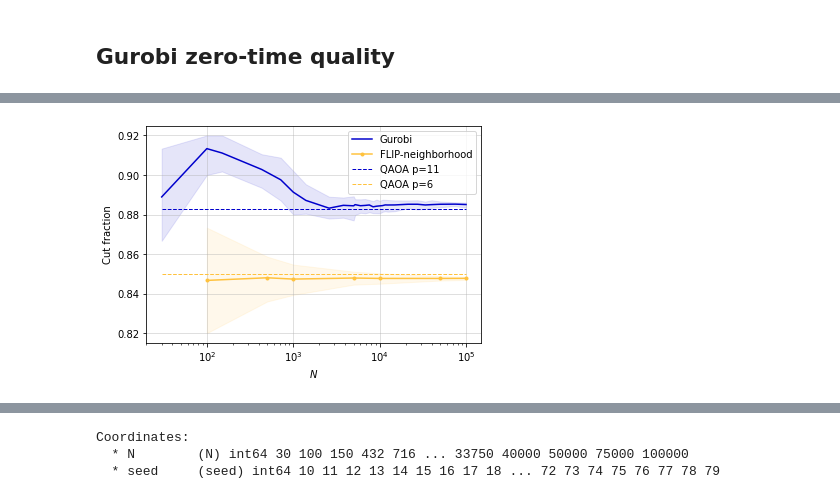
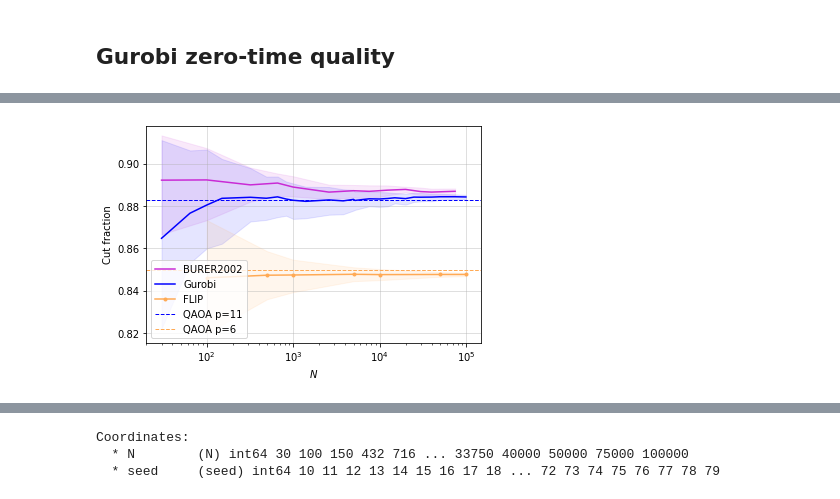
Before and after one commit to danlkv/quantum-classical-time-maxcut, a Jupyter notebook: plots/Quantum match gurobi time [figure5, 6].ipynb, the cells around one changed output, grey strips where cells are left out. Saved outputs shown, nothing was run; the diff lists cells and outputs as text; code cells hidden in the pictures.

Commit message:
update plotting notebooks and rename with figures info

```diff
--- a/plots/Quantum match gurobi time vs p-Copy1.ipynb
+++ b/plots/Quantum match gurobi time [figure5, 6].ipynb
@@ -15,14 +16,25 @@ import pandas as pd
 def to_mh(item) -> miplog_helper.MiplogData:
     starts, *diffs = item
     return miplog_helper.MiplogData.from_start_and_diffs(starts, diffs)
+
+def load_json_zlib(file):
+    with open(file, 'rb') as f:
+        data = f.read()
+    jss = zlib.decompress(data)
+    dic = json.loads(jss)
+    return xar.DataArray.from_dict(dic)
 # %% [markdown]
 #a# Gurobi performance for different approximation ratio
 ### Read data
 # %%
-data_match = pickle.load(open('../data/gurobi_match.pkl', 'rb'))
+data_match = load_json_zlib('../data/gurobi_match_d3_gpsymLin2.json.zlib')
 data_opt = xar.open_dataarray('../data/gurobi_opt_threads1.nc')
 quantum_data = xar.open_dataarray('../data/quantum_nsamples1000_d3.nc')
 mip_data = pd.read_csv('../data/message_passing_data.csv')
+gurobi_single_run = pickle.load(open('../data/gurobi_single_N256_seeds100.pkl', 'rb'))
+flip_repetetive = np.load('../data/FLIP_repetetive.npy')
+mqlib_results = load_json_zlib('../data/mqlib_results_v_N.json.zlib')
+#mqlib_results = pickle.load(open('../data/mqlib_data.pkl', 'rb'))
 # %%
 data_match.coords
 # %% [output]
@@ -82,7 +94,7 @@ Coordinates:
   * N        (N) int64 100 500 1000 5000 10000 50000 100000
   * seed     (seed) int64 0 1 2 3 4 5 6 7 8 ... 992 993 994 995 996 997 998 999
 # %%
-def get_colors(n, cm=plt.cm.gnuplot2, offset=0.2):
+def get_colors(n, cm=plt.cm.gnuplot2, offset=0.25):
     return [cm(offset + x*(1-2*offset)) for x in np.linspace(0, 1, n)]
 # %%
 def approx_ratio(p):
@@ -179,39 +259,48 @@ Coordinates:
+# %%
+def first_mqlib(x):
+    return x['costs'][1]
+mqlib_t0costs = xar.apply_ufunc(first_mqlib, mqlib_results.sel(kind='history'), vectorize=True)
 # %%
-#plt.title('Cut fraction at $T_0$ for Gurobi')
-
 plt.ylabel('Cut fraction')
 plt.xlabel('$N$')
-colors = get_colors(2)
+colors = get_colors(3)
+
+X = mqlib_t0costs.N[:]
+plot_with_statband_mean(X, mqlib_t0costs/mqlib_t0costs.N/1.5,
+                   color=colors[1],
+                   label='BURER2002'
+                  )
 
 # Gurobi data
-plot_with_statband(first_dps.N, lbs/first_dps.N/1.5,
+X = first_dps.N[:]
+plot_with_statband_mean(X, lbs/first_dps.N[:]/1.5,
                    color=colors[0],
                    label='Gurobi'
                   )
 
 # Message Passing data
-plot_with_statband(mip_data_xar.N, mip_data_xar.sel(kind='cut'),
-                   color=colors[1],
+plot_with_statband_mean(mip_data_xar.N, mip_data_xar.sel(kind='cut'),
+                   color=colors[2],
                    marker='.',
-                   label='FLIP-neighborhood'
+                   label='FLIP'
                   )
 
 # QAOA data
 ps = [6, 11]
 colors = iter(get_colors(len(ps)))
+plt.xscale('log')
+xlim = plt.xlim()
 for p in reversed(ps):
     linestyle = '--'
     if p>11:
         linestyle = '--'
-    plt.hlines(approx_ratio(p), min(first_dps.N), max(first_dps.N),
+    plt.hlines(approx_ratio(p), min(xlim), max(xlim),
                label=f'QAOA p={p}', color=next(colors), linewidth=1,
                linestyle=linestyle
               )
-plt.legend(
-    #title='MaxCut performance',
-)
+plt.xlim(xlim)
+plt.legend( )
 plt.grid(alpha=.5)
-plt.xscale('log')
 plt.savefig('pdf/t0_cut_gurobi_default.pdf')
 # %% [output]
-[figure, old version]
+[figure, new version]
```
Also changed, not shown: parts of 25 cells of this notebook, 8 other files.
